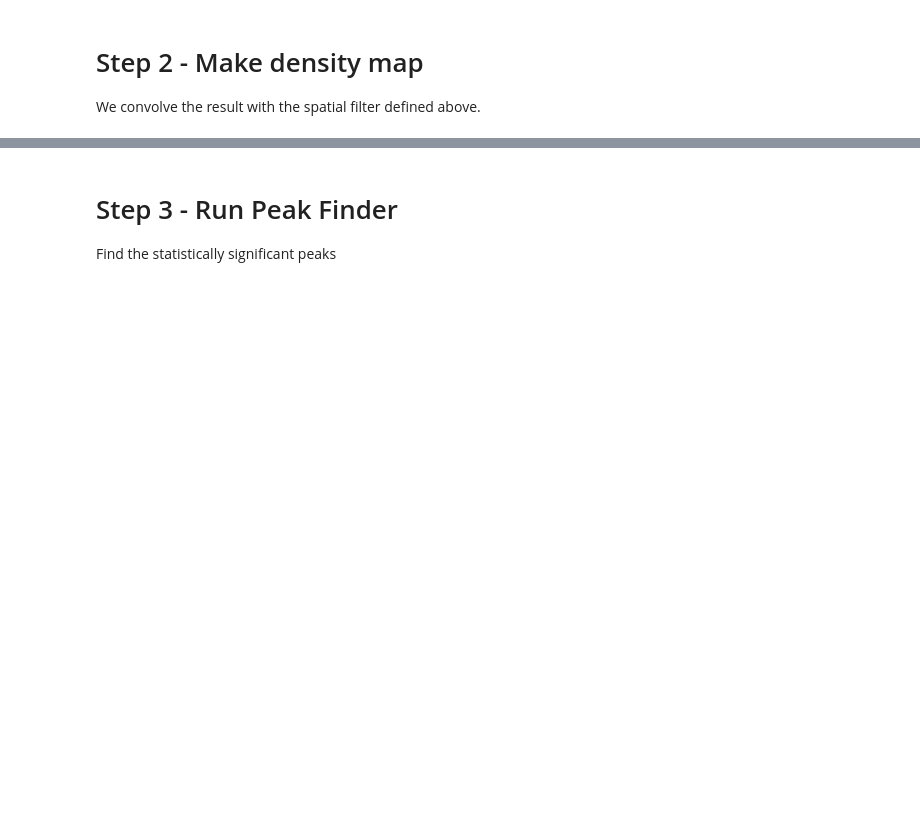
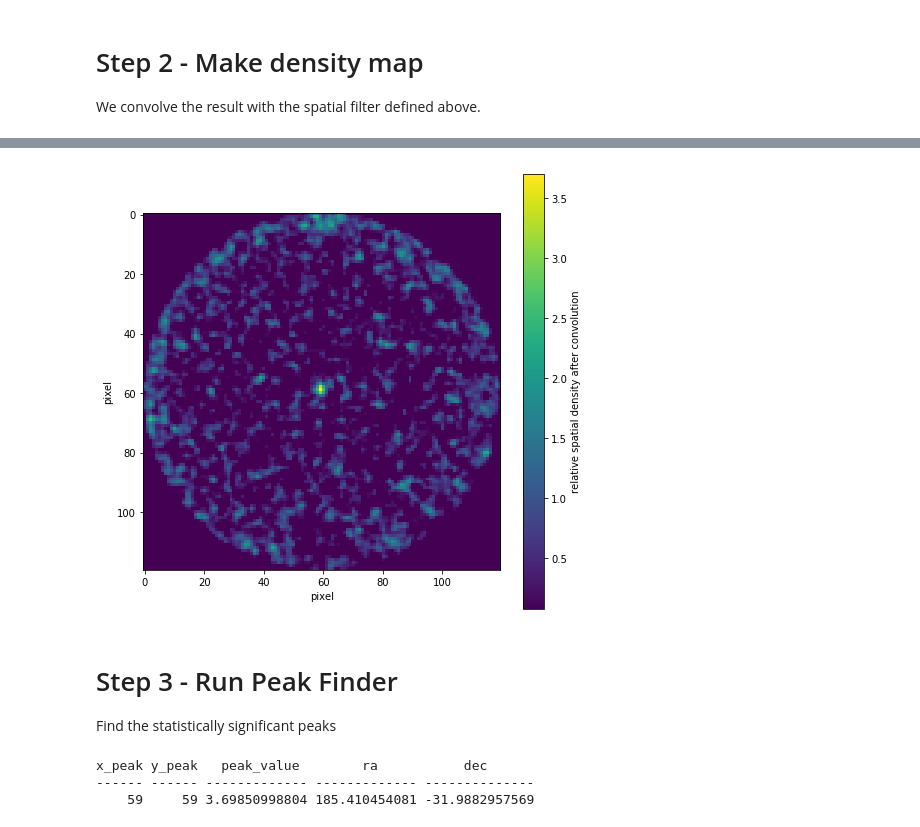
Before and after one commit to dnidever/nscdwarfs, a Jupyter notebook: nsc_dwarfs.ipynb, the cells around one changed output, grey strips where cells are left out. Cells and saved outputs as stored; diff of their text form; code cells hidden in the pictures; blank space fills up the shorter version.

Commit message:
Find peaks.

```diff
--- a/nsc_dwarfs.ipynb
+++ b/nsc_dwarfs.ipynb
@@ -328,0 +308,4 @@ plt.title('Density')
+# %%
+%%time
+small_k, big_k = 2., 20.  # kernel sizes in arcminutes
+raw, extent, delta, clipped, dsigma = dwarf_filter(df['ra'],df['dec'],fwhm_small=small_k,fwhm_big=big_k)
@@ -329,3 +315,30 @@ plt.title('Density')
+# %%
+fig, ax = plt.subplots(figsize=(8,8))
+im = plt.imshow(clipped)
+plt.xlabel('pixel')
+plt.ylabel('pixel')
+plt.colorbar(label='relative spatial density after convolution');
+# %% [output]
+[figure, added]
 # %% [markdown]
 # Step 3 - Run Peak Finder
 Find the statistically significant peaks
+# %%
+# find peaks
+small_k = 2.0
+mn, med, std = stats.sigma_clipped_stats(clipped,sigma=3.0,iters=5)
+tbl = find_peaks(clipped,med+3,box_size=small_k*2)
+
+# add ra & dec positions of peaks found
+a, b = extent[:2]
+xvec = np.arange(a,b,(b-a)/clipped.shape[1])
+a, b = extent[2:]
+yvec = np.arange(a,b,(b-a)/clipped.shape[0])
+
+tbl['ra'] = xvec[tbl['x_peak']]
+tbl['dec'] = yvec[-tbl['y_peak']-1]
+print(tbl)
+# %% [output]
+x_peak y_peak   peak_value        ra           dec
+------ ------ ------------- ------------- --------------
+    59     59 3.69850998804 185.410454081 -31.9882957569
```
Also changed, not shown: parts of 15 cells of this notebook.
